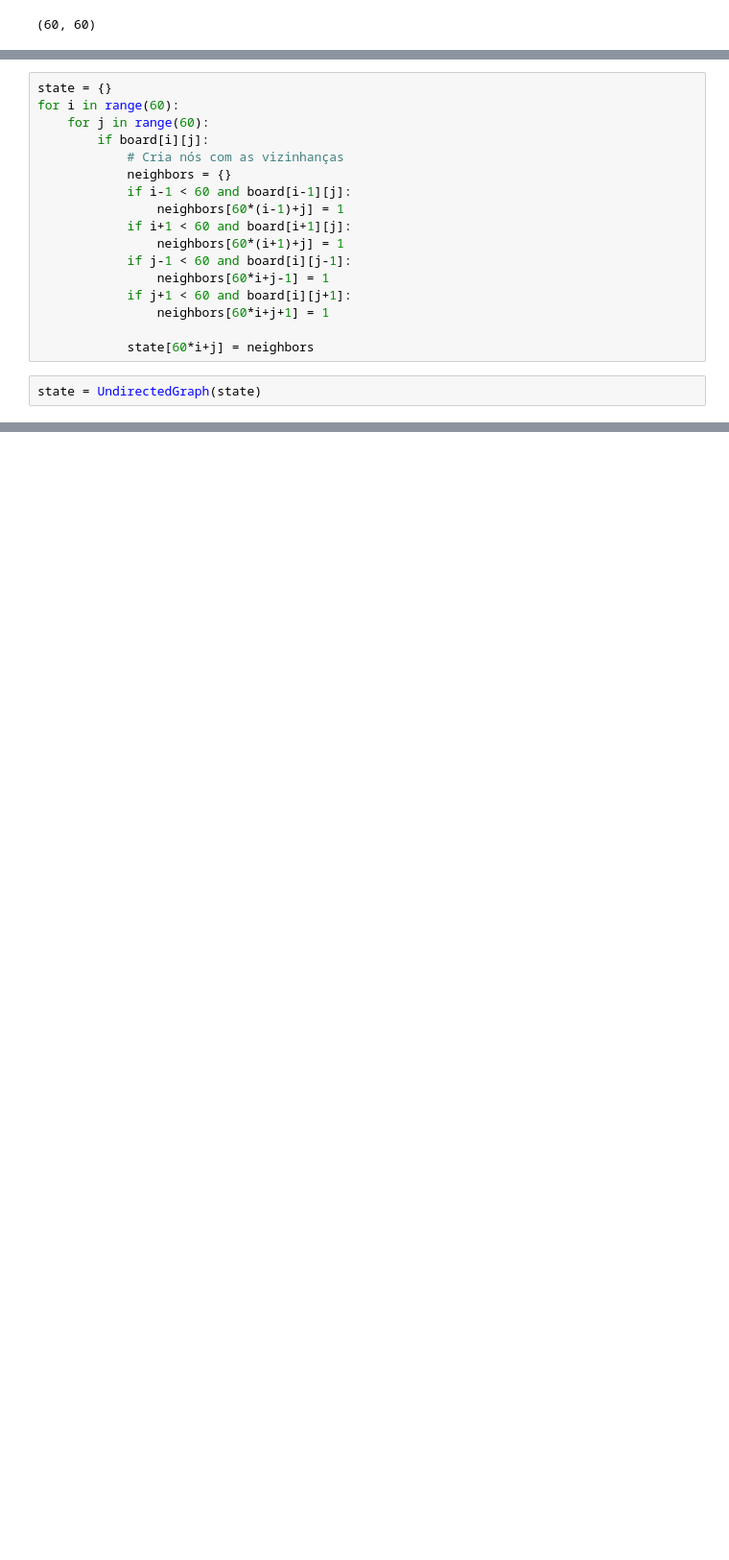
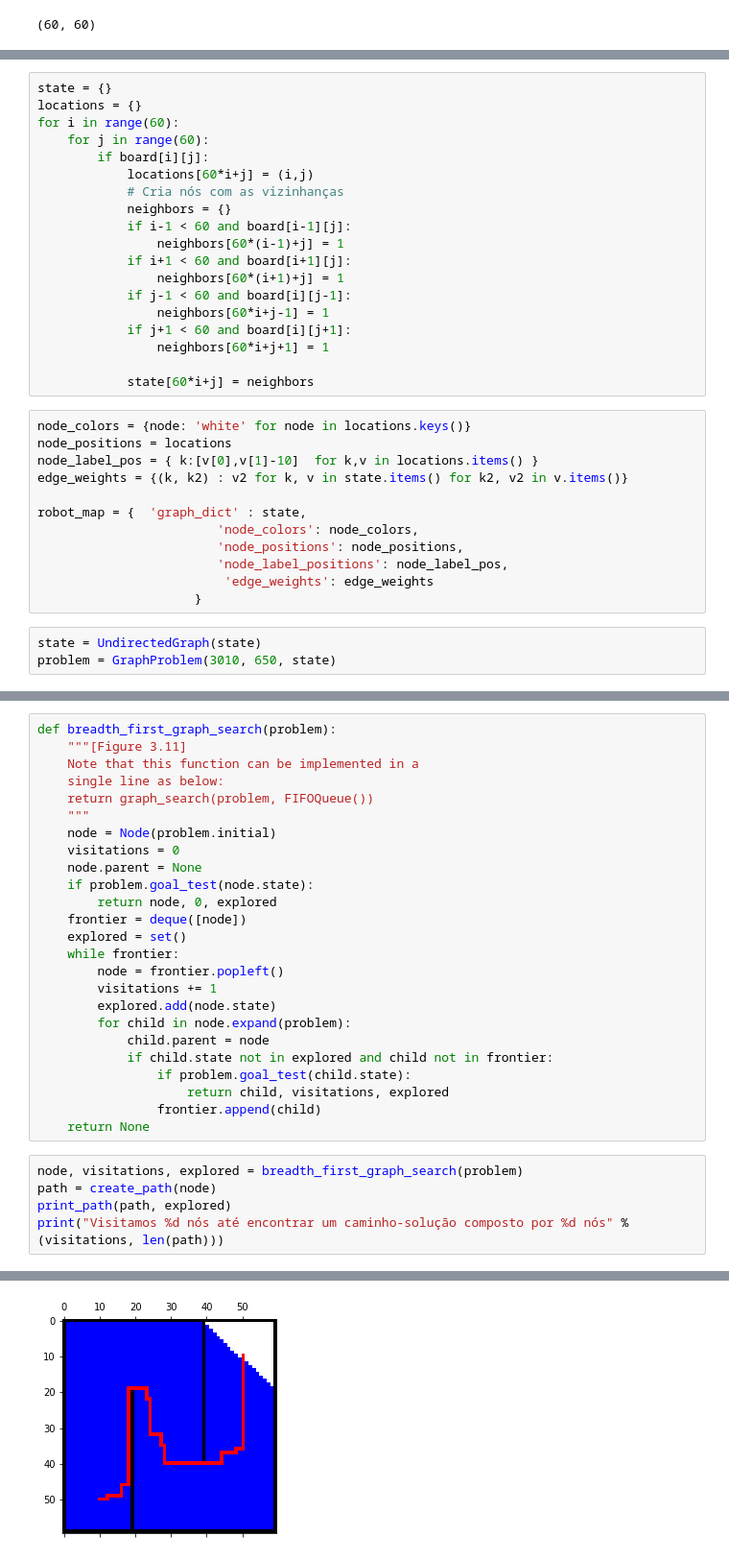
Before and after one commit to AkariUeda/mc906-lab1, a Jupyter notebook: mc906-lab1.ipynb, the cells around one changed output, grey strips where cells are left out. Shown at 96% size. Drawn from its saved outputs; the diff is of its cells as text; blank space fills up the shorter version.

```diff
--- a/mc906-lab1.ipynb
+++ b/mc906-lab1.ipynb
@@ -44,8 +52,10 @@ plt.matshow(board, cmap='gray')
 # %%
 state = {}
+locations = {}
 for i in range(60):
     for j in range(60):
         if board[i][j]:
+            locations[60*i+j] = (i,j)
             # Cria nós com as vizinhanças
             neighbors = {}
             if i-1 < 60 and board[i-1][j]:
@@ -58,5 +68,18 @@ for i in range(60):
                 neighbors[60*i+j+1] = 1
 
             state[60*i+j] = neighbors
+# %%
+node_colors = {node: 'white' for node in locations.keys()}
+node_positions = locations
+node_label_pos = { k:[v[0],v[1]-10]  for k,v in locations.items() }
+edge_weights = {(k, k2) : v2 for k, v in state.items() for k2, v2 in v.items()}
+
+robot_map = {  'graph_dict' : state,
+                        'node_colors': node_colors,
+                        'node_positions': node_positions,
+                        'node_label_positions': node_label_pos,
+                         'edge_weights': edge_weights
+                     }
 # %%
 state = UndirectedGraph(state)
+problem = GraphProblem(3010, 650, state)
@@ -62,0 +113,31 @@ state = UndirectedGraph(state)
+# %%
+def breadth_first_graph_search(problem):
+    """[Figure 3.11]
+    Note that this function can be implemented in a
+    single line as below:
+    return graph_search(problem, FIFOQueue())
+    """
+    node = Node(problem.initial)
+    visitations = 0
+    node.parent = None
+    if problem.goal_test(node.state):
+        return node, 0, explored
+    frontier = deque([node])
+    explored = set()
+    while frontier:
+        node = frontier.popleft()
+        visitations += 1
+        explored.add(node.state)
+        for child in node.expand(problem):
+            child.parent = node
+            if child.state not in explored and child not in frontier:
+                if problem.goal_test(child.state):
+                    return child, visitations, explored
+                frontier.append(child)
+    return None
+# %%
+node, visitations, explored = breadth_first_graph_search(problem)
+path = create_path(node)
+print_path(path, explored)
+print("Visitamos %d nós até encontrar um caminho-solução composto por %d nós" % (visitations, len(path)))
+# %% [output]
@@ -62,0 +145 @@ state = UndirectedGraph(state)
+[figure, added]
```
Also changed, not shown: parts of 34 cells of this notebook, 6 other files.
